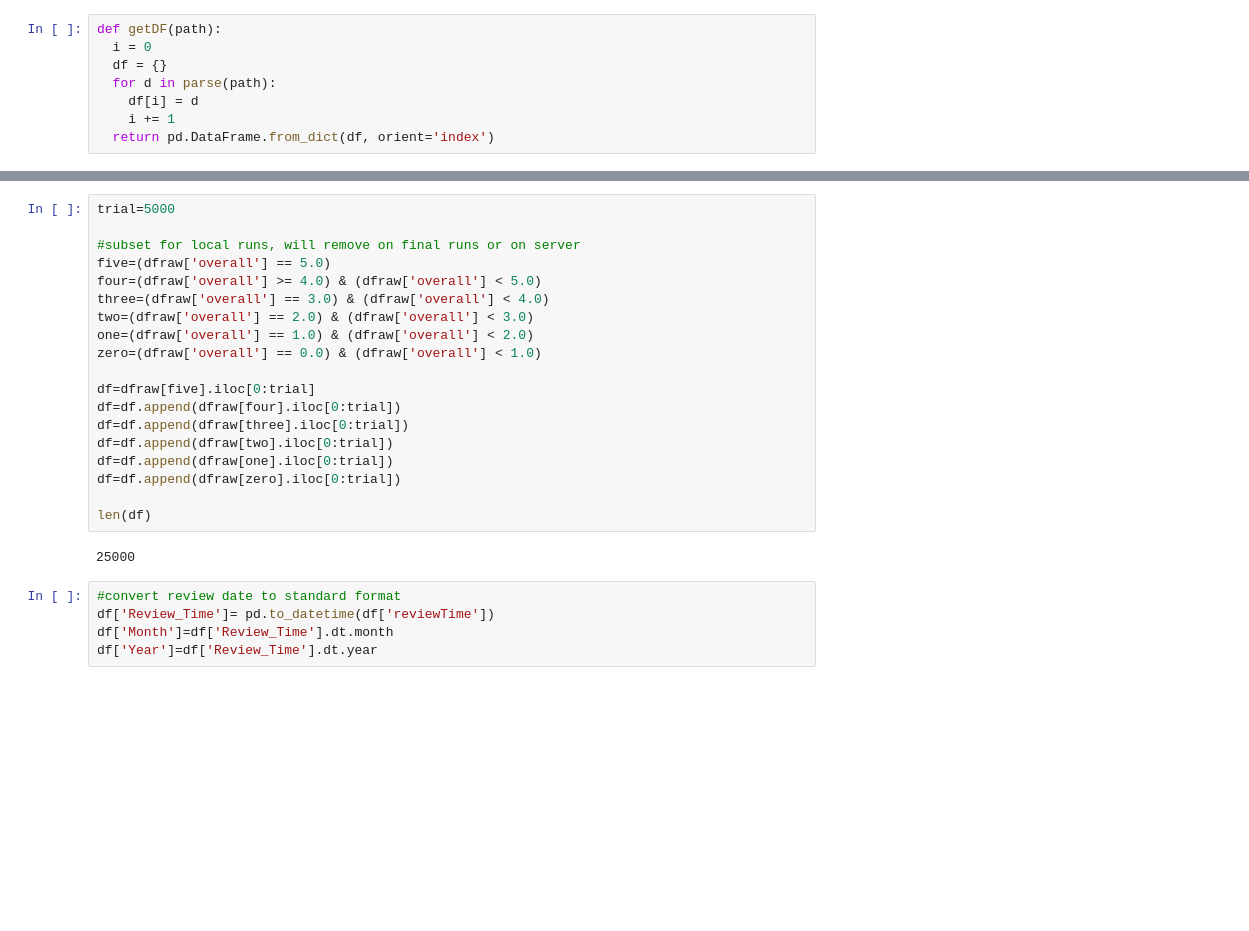
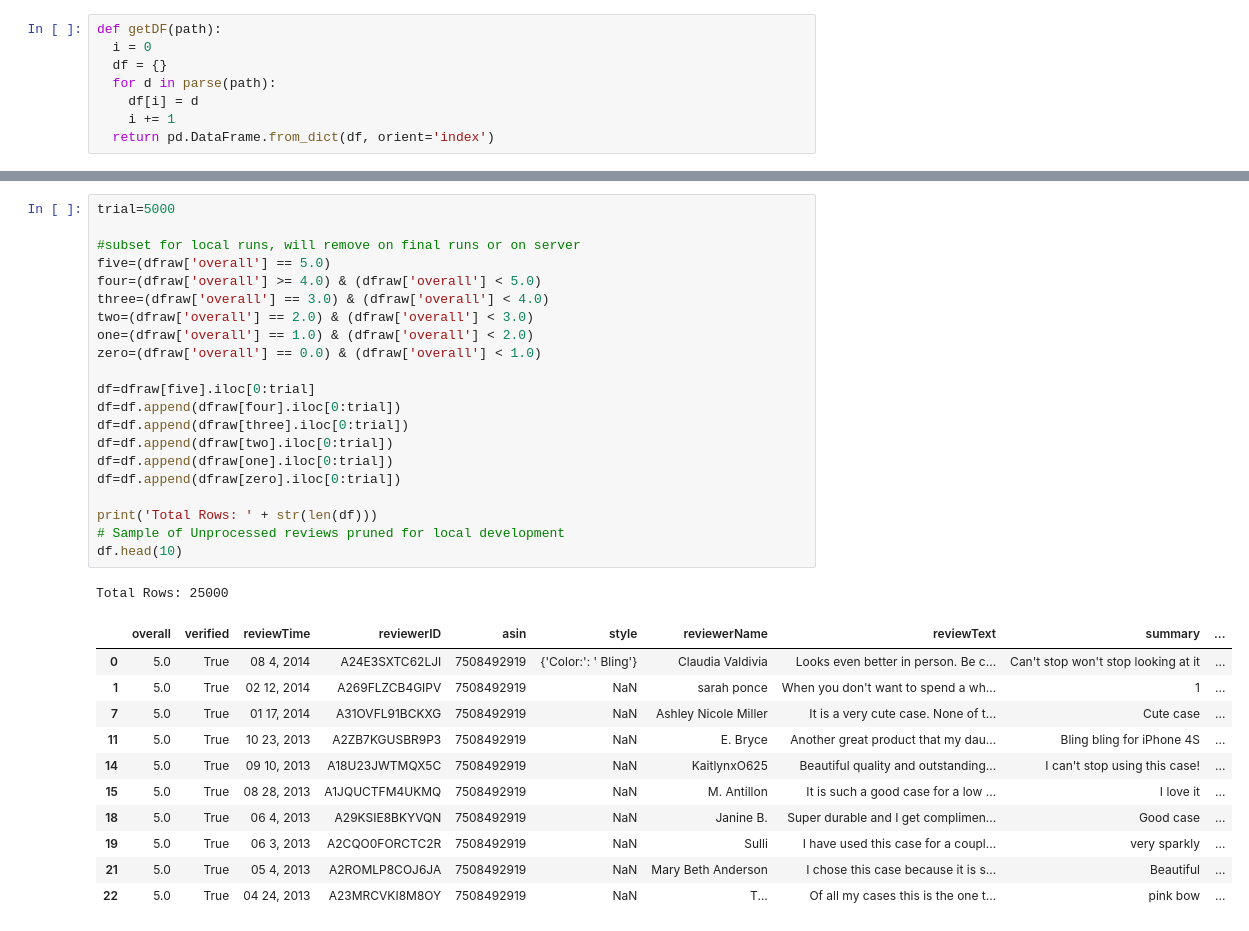
Before and after one commit to rkaushik72/senti_amazon, a Jupyter notebook: data_processing.ipynb, the cells around one changed output, grey strips where cells are left out. Saved outputs shown, nothing was run; the diff lists cells and outputs as text; blank space fills up the shorter version.

```diff
--- a/data_processing.ipynb
+++ b/data_processing.ipynb
@@ -23,26 +108,34 @@ dfraw = getDF('./data/cell_reviews_5core.json.gz')
 # %%
 trial=5000
 
 #subset for local runs, will remove on final runs or on server
 five=(dfraw['overall'] == 5.0)
 four=(dfraw['overall'] >= 4.0) & (dfraw['overall'] < 5.0)
 three=(dfraw['overall'] == 3.0) & (dfraw['overall'] < 4.0)
 two=(dfraw['overall'] == 2.0) & (dfraw['overall'] < 3.0)
 one=(dfraw['overall'] == 1.0) & (dfraw['overall'] < 2.0)
 zero=(dfraw['overall'] == 0.0) & (dfraw['overall'] < 1.0)
 
 df=dfraw[five].iloc[0:trial]
 df=df.append(dfraw[four].iloc[0:trial])
 df=df.append(dfraw[three].iloc[0:trial])
 df=df.append(dfraw[two].iloc[0:trial])
 df=df.append(dfraw[one].iloc[0:trial])
 df=df.append(dfraw[zero].iloc[0:trial])
 
-len(df)
+print('Total Rows: ' + str(len(df)))
+# Sample of Unprocessed reviews pruned for local development
+df.head(10)
 # %% [output]
-25000
+Total Rows: 25000
+|  | overall | verified | reviewTime | reviewerID | asin | style | reviewerName | reviewText | summary | ... |
+| 0 | 5.0 | True | 08 4, 2014 | A24E3SXTC62LJI | 7508492919 | {'Color:': ' Bling'} | Claudia Valdivia | Looks even better in person. Be c... | Can't stop won't stop looking at it | ... |
+| 1 | 5.0 | True | 02 12, 2014 | A269FLZCB4GIPV | 7508492919 | NaN | sarah ponce | When you don't want to spend a wh... | 1 | ... |
+| 7 | 5.0 | True | 01 17, 2014 | A31OVFL91BCKXG | 7508492919 | NaN | Ashley Nicole Miller | It is a very cute case. None of t... | Cute case | ... |
+| 11 | 5.0 | True | 10 23, 2013 | A2ZB7KGUSBR9P3 | 7508492919 | NaN | E. Bryce | Another great product that my dau... | Bling bling for iPhone 4S | ... |
+| 14 | 5.0 | True | 09 10, 2013 | A18U23JWTMQX5C | 7508492919 | NaN | KaitlynxO625 | Beautiful quality and outstanding... | I can't stop using this case! | ... |
+| 15 | 5.0 | True | 08 28, 2013 | A1JQUCTFM4UKMQ | 7508492919 | NaN | M. Antillon | It is such a good case for a low ... | I love it | ... |
+| 18 | 5.0 | True | 06 4, 2013 | A29KSIE8BKYVQN | 7508492919 | NaN | Janine B. | Super durable and I get complimen... | Good case | ... |
+| 19 | 5.0 | True | 06 3, 2013 | A2CQO0FORCTC2R | 7508492919 | NaN | Sulli | I have used this case for a coupl... | very sparkly | ... |
+| 21 | 5.0 | True | 05 4, 2013 | A2ROMLP8COJ6JA | 7508492919 | NaN | Mary Beth Anderson | I chose this case because it is s... | Beautiful | ... |
+| 22 | 5.0 | True | 04 24, 2013 | A23MRCVKI8M8OY | 7508492919 | NaN | T... | Of all my cases this is the one t... | pink bow | ... |
-# %%
-#convert review date to standard format
-df['Review_Time']= pd.to_datetime(df['reviewTime'])
-df['Month']=df['Review_Time'].dt.month
-df['Year']=df['Review_Time'].dt.year
```
Also changed, not shown: parts of 16 cells of this notebook, 3 other files.
